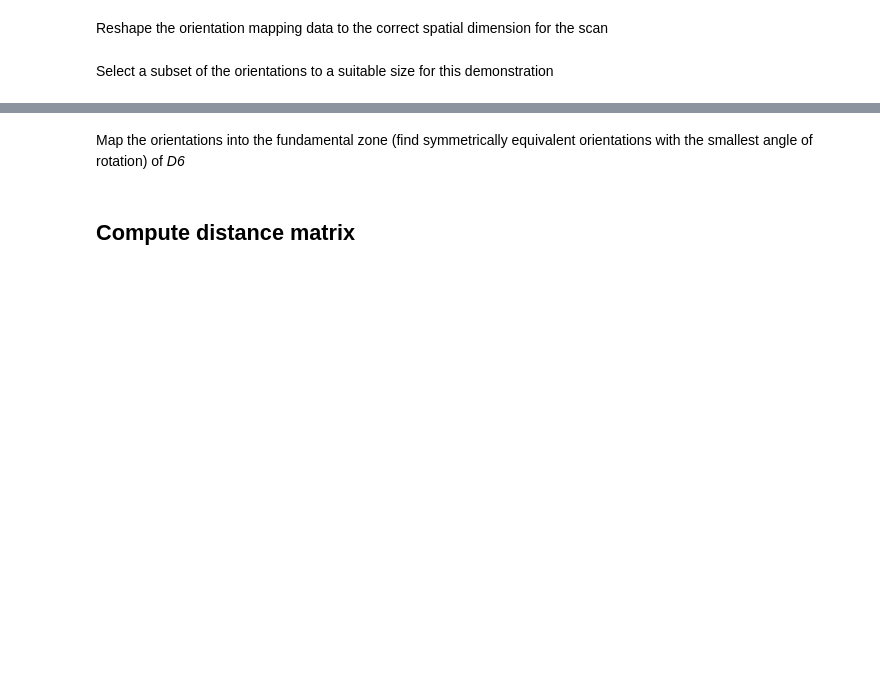
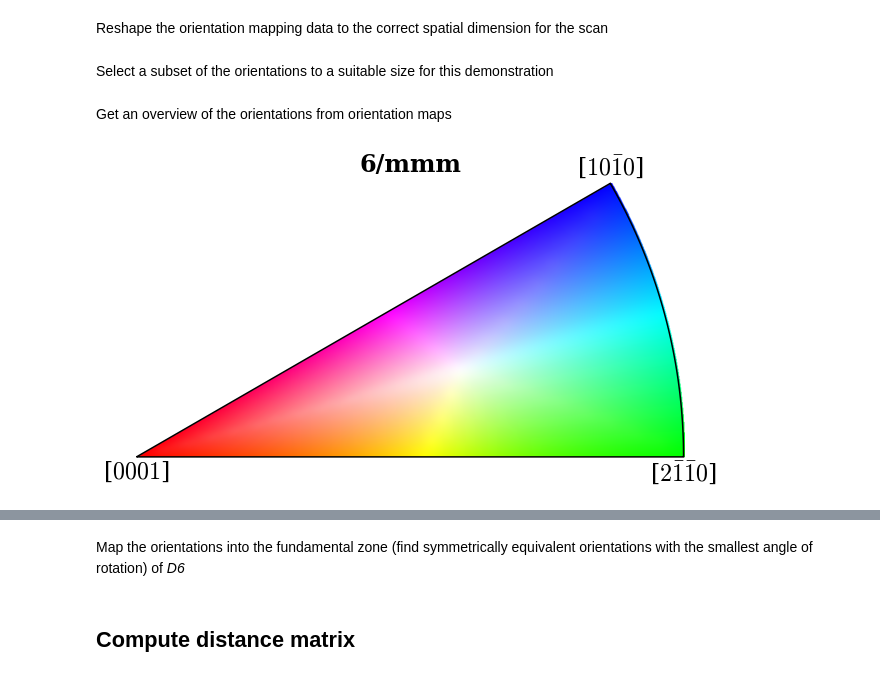
Before and after one commit to pyxem/orix, a Jupyter notebook: doc/clustering_orientations.ipynb, the cells around one changed output, grey strips where cells are left out. Drawn from its saved outputs; the diff is of its cells as text; code cells hidden in the pictures; blank space fills up the shorter version.

```diff
--- a/doc/clustering_orientations.ipynb
+++ b/doc/clustering_orientations.ipynb
@@ -69,3 +68,10 @@ ori = ori.reshape(381, 507)
 Select a subset of the orientations to a suitable size for this demonstration
 # %%
 ori = ori[-100:, :200]
+# %% [markdown]
+Get an overview of the orientations from orientation maps
+# %%
+ckey = plot.IPFColorKeyTSL(D6)
+ckey.plot()
+# %% [output]
+[figure, added]
```
Also changed, not shown: parts of 13 cells of this notebook.
